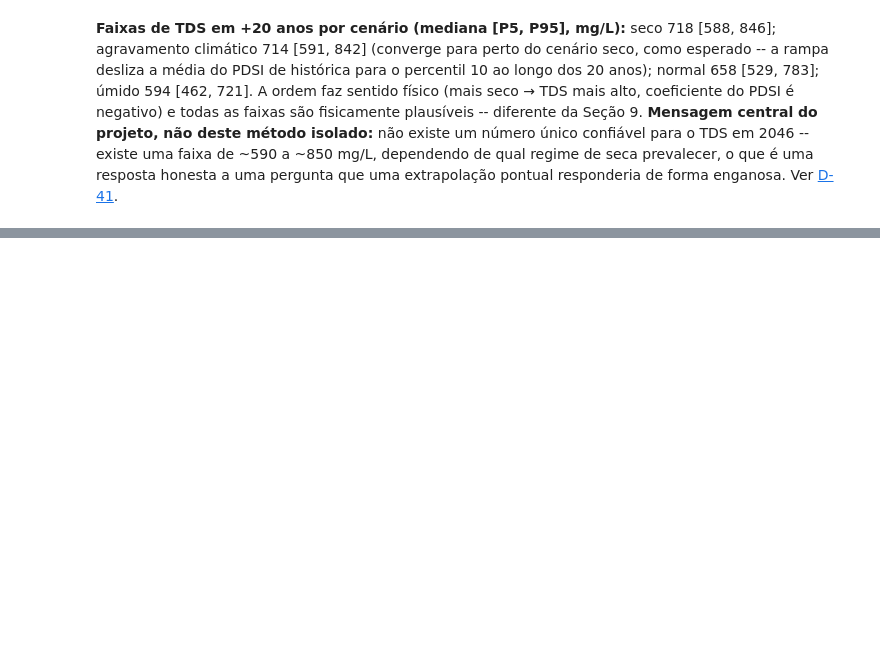
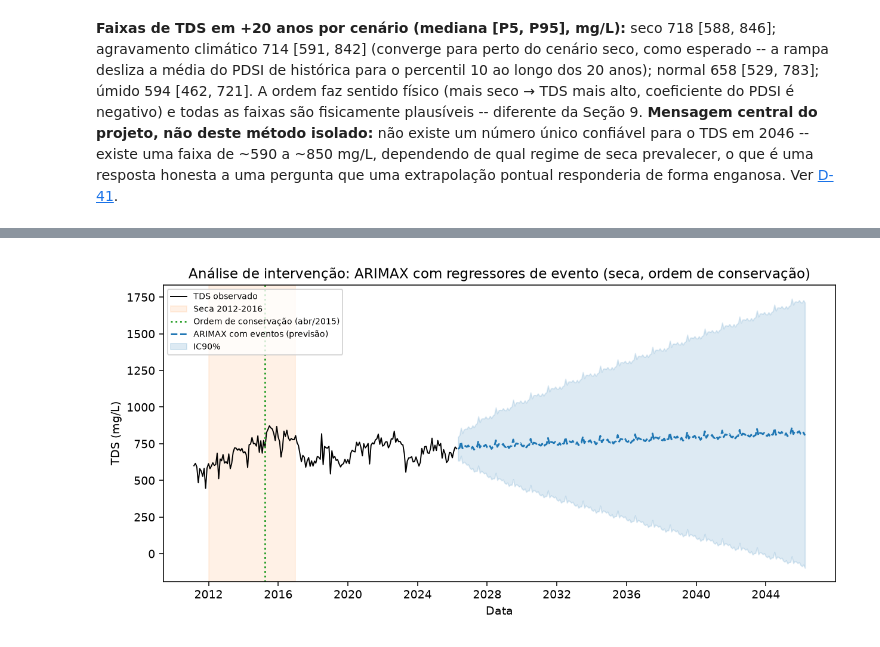
Before and after one commit to igorfnogueira/projeto-aplicado, a Jupyter notebook: notebook.ipynb, the cells around one changed output, grey strips where cells are left out. Cells and saved outputs as stored; diff of their text form; code cells hidden in the pictures; blank space fills up the shorter version.

```diff
--- a/notebook.ipynb
+++ b/notebook.ipynb
@@ -824,0 +924,4 @@ display(Image(filename='Artigo/images/cenarios-pdsi-horizontes.png'))
+# %%
+display(Image(filename='Artigo/images/intervencao-arimax-tds.png'))
+# %% [output]
+[figure, added]
```
Also changed, not shown: parts of 21 cells of this notebook, 21 other files.
